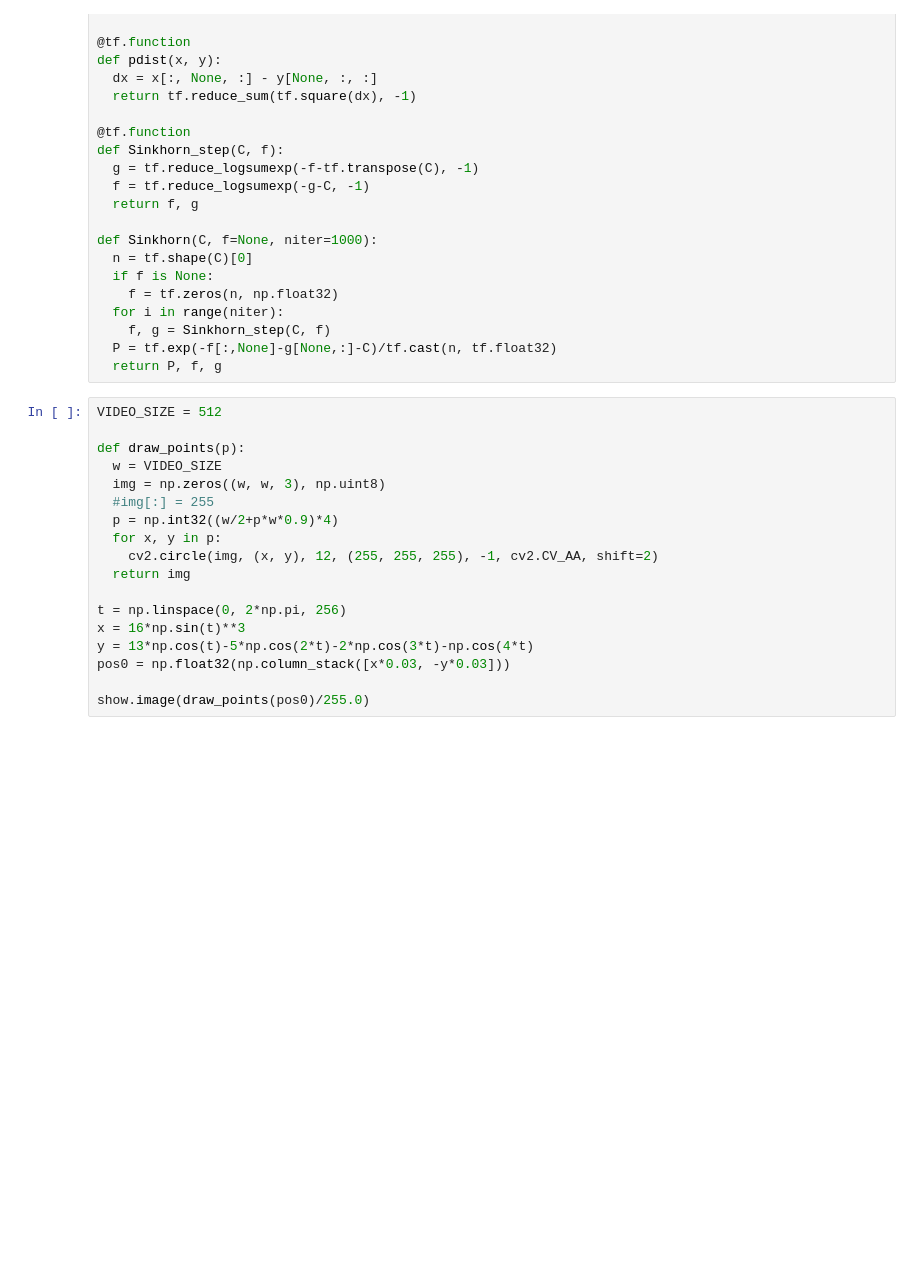
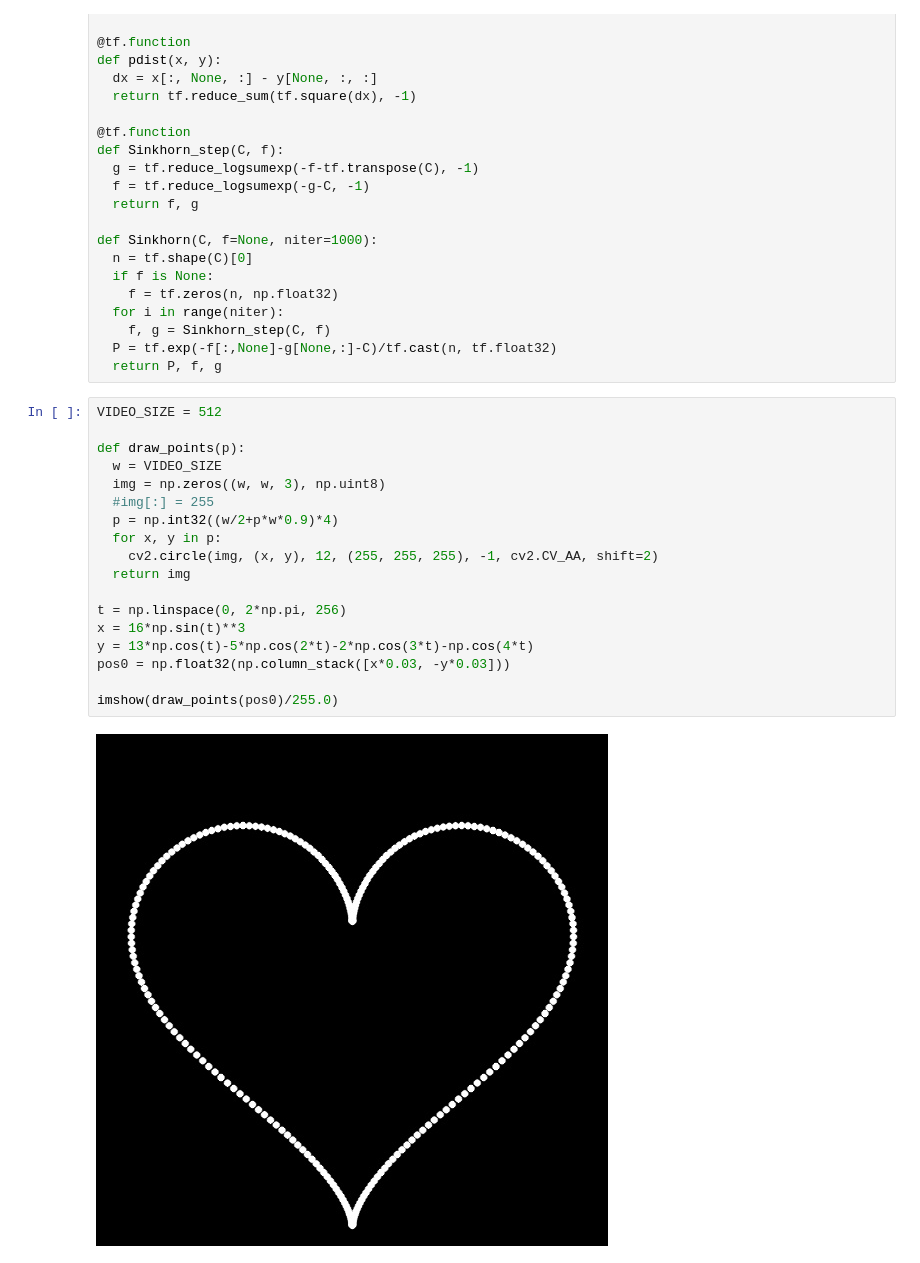
Before and after one commit to znah/notebooks, a Jupyter notebook: mini_sinkhorn.ipynb, the cells around one changed output. Saved outputs shown, nothing was run; the diff lists cells and outputs as text; blank space fills up the shorter version.

```diff
--- a/mini_sinkhorn.ipynb
+++ b/mini_sinkhorn.ipynb
@@ -56,20 +161,22 @@ def Sinkhorn(C, f=None, niter=1000):
 # %%
 VIDEO_SIZE = 512
 
 def draw_points(p):
   w = VIDEO_SIZE
   img = np.zeros((w, w, 3), np.uint8)
   #img[:] = 255
   p = np.int32((w/2+p*w*0.9)*4)
   for x, y in p:
     cv2.circle(img, (x, y), 12, (255, 255, 255), -1, cv2.CV_AA, shift=2)
   return img
 
 t = np.linspace(0, 2*np.pi, 256)
 x = 16*np.sin(t)**3
 y = 13*np.cos(t)-5*np.cos(2*t)-2*np.cos(3*t)-np.cos(4*t)
 pos0 = np.float32(np.column_stack([x*0.03, -y*0.03]))
 
-show.image(draw_points(pos0)/255.0)
+imshow(draw_points(pos0)/255.0)
+# %% [output]
+[figure, added]
 # %%
 pos = pos0.copy()
```
Also changed, not shown: parts of 4 cells of this notebook.
